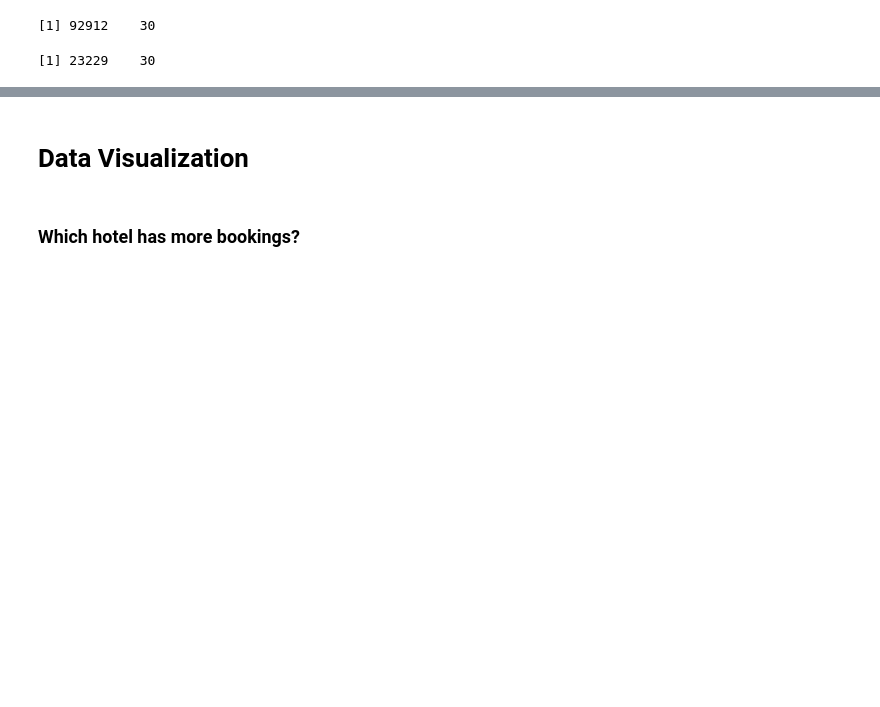
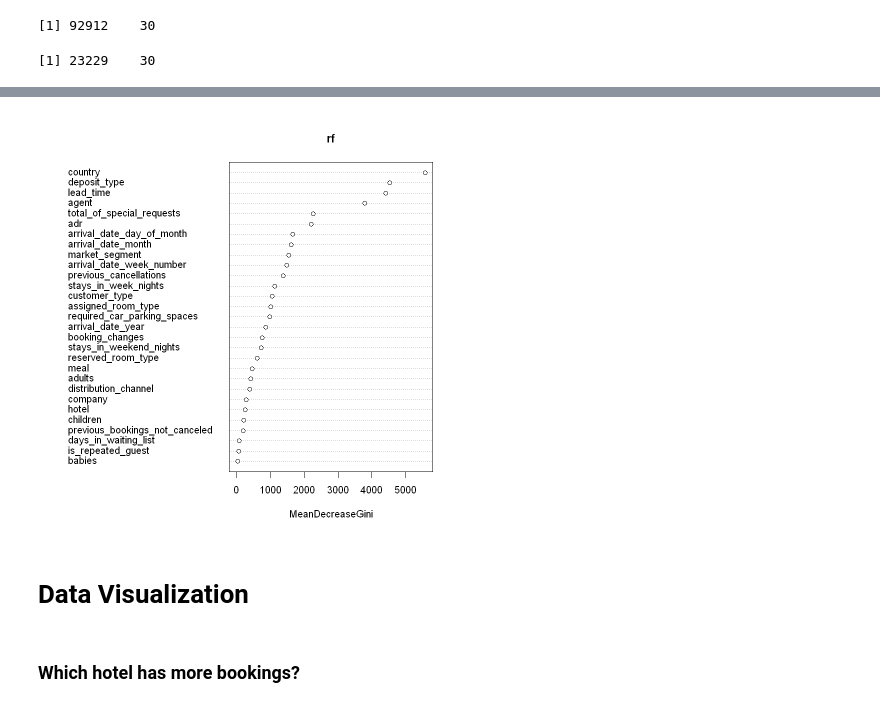
Before and after one commit to IslamAhmed1092/hotel-booking-demand-analysis, a Jupyter notebook: Analysis.ipynb, the cells around one changed output, grey strips where cells are left out. Saved outputs shown, nothing was run; the diff lists cells and outputs as text; code cells hidden in the pictures; blank space fills up the shorter version.

```diff
--- a/Analysis.ipynb
+++ b/Analysis.ipynb
@@ -260,0 +301,4 @@ mean(tpred == test$is_canceled)*100
+# %%
+
+rf <- randomForest(is_canceled ~., train)
+print(rf)
@@ -261,3 +317,7 @@ mean(tpred == test$is_canceled)*100
+# %%
+varImpPlot(rf)
+# %% [output]
+[figure, added]
 # %% [markdown]
 # Data Visualization
 # %% [markdown]
```
Also changed, not shown: parts of 25 cells of this notebook, 1 other file.
